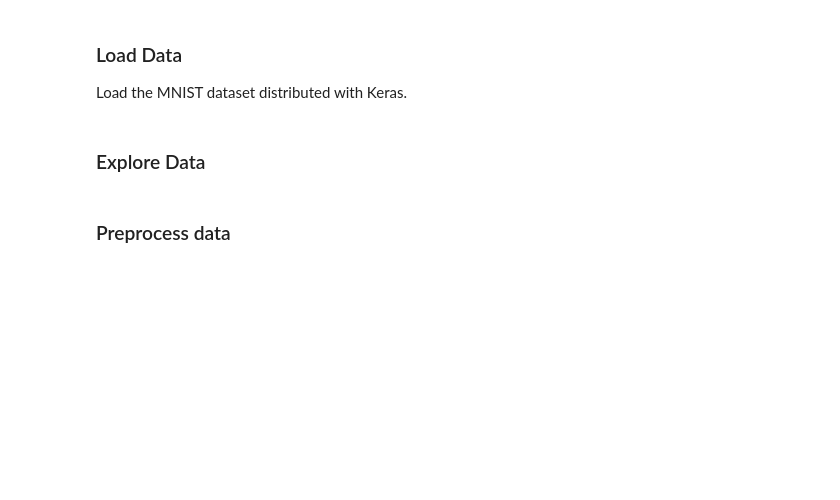
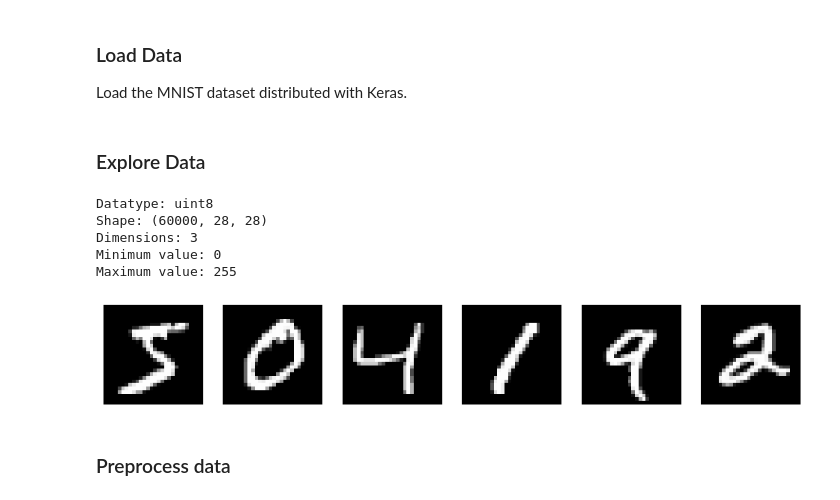
Before and after one commit to SamiiShabuse/DSCI_471_Homework_4, a Jupyter notebook: docs/orig_DSCI471_HW4(1).ipynb, the cells around one changed output. Drawn from its saved outputs; the diff is of its cells as text; code cells hidden in the pictures; blank space fills up the shorter version.

```diff
--- a/docs/orig_DSCI471_HW4(1).ipynb
+++ b/docs/orig_DSCI471_HW4(1).ipynb
@@ -88,15 +88,25 @@ mnist_data = keras.datasets.mnist
 ##   Since we are not trying to train model to classify into correct labels
 ##   We only need to identify if a image is real or fake as 1 or 0
 ## replace ONLY the '???' in the code line below:
-(images_train, _),(_, _) = ???
+(images_train, _),(_, _) = mnist_data.load_data()
 # %% [markdown]
 ###  Explore Data
 # %%
 ## Find out the datatype, dimensions, and min/max value (i.e. value range) of the loaded data `images_train`
 ## Feel free to explore all aspects that could help you understand the data
 
-???
+print("Datatype:", images_train.dtype)
+print("Shape:", images_train.shape)
+print("Dimensions:", images_train.ndim)
+print("Minimum value:", images_train.min())
+print("Maximum value:", images_train.max())
 # ...
+# %% [output]
+Datatype: uint8
+Shape: (60000, 28, 28)
+Dimensions: 3
+Minimum value: 0
+Maximum value: 255
 # %%
 ## Define a function for visualizing some images
 def images_show(images, dim=(1,6), figsize=(12,6), num_postfix=-1):
@@ -110,10 +120,13 @@ def images_show(images, dim=(1,6), figsize=(12,6), num_postfix=-1):
 # %%
 ## Call the function images_show to show first 6 images in the loaded data, i.e. images_train
 
-loaded_image_samples = ???[:???]
+loaded_image_samples = images_train[:6]
 images_show(loaded_image_samples)
 
 ##-Q3: What are the code you should put in place of the ??? in the above code line to fulfill its purpose of design (requirements in the code comment)?
+# The code i filled in are image_samples = image_train[:6] and images_show(image_samples)
+# %% [output]
+[figure, added]
 # %% [markdown]
 ### Preprocess data
 # %%
```
Also changed, not shown: parts of 14 cells of this notebook, 39 other files.
